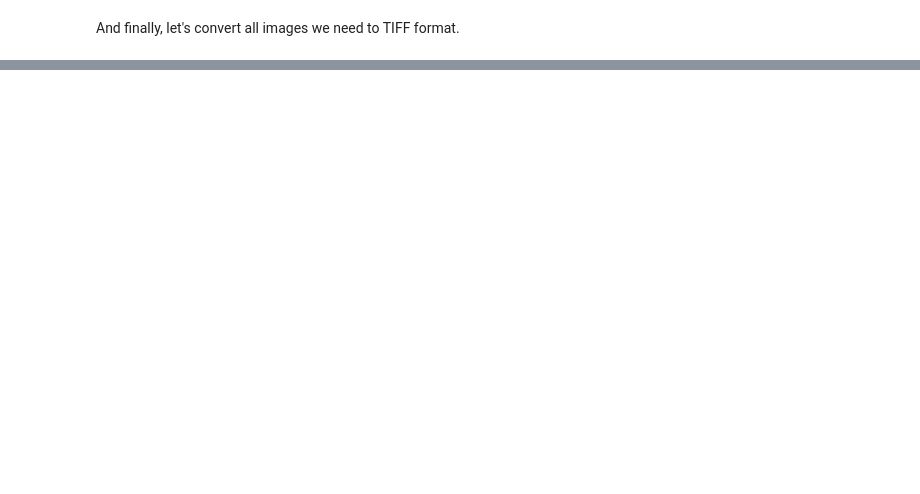
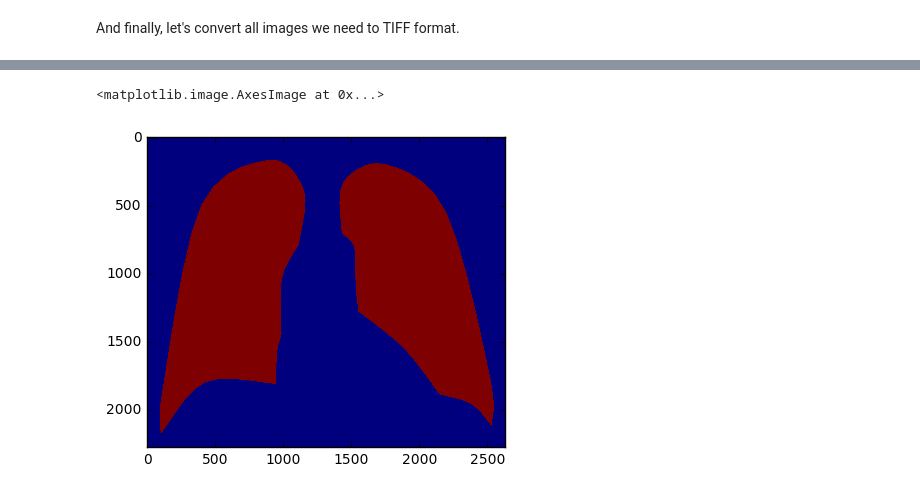
Before and after one commit to artemkondyukov/xray_cardiometry, a Jupyter notebook: notebooks/set_selection.ipynb, the cells around one changed output, grey strips where cells are left out. Saved outputs shown, nothing was run; the diff lists cells and outputs as text; code cells hidden in the pictures; blank space fills up the shorter version.

```diff
--- a/notebooks/set_selection.ipynb
+++ b/notebooks/set_selection.ipynb
@@ -130,0 +330,7 @@ for filename in all_sets_filenames:
+# %%
+f = np.load("/home/a.kondyukov/data/lungs/TbDispensary/lungs_masks/lungs_mask_001.npz")
+# %%
+plt.imshow(f["arr_0"])
+# %% [output]
+<matplotlib.image.AxesImage at 0x...>
+[figure, added]
```
Also changed, not shown: parts of 50 cells of this notebook, 1 other file.
